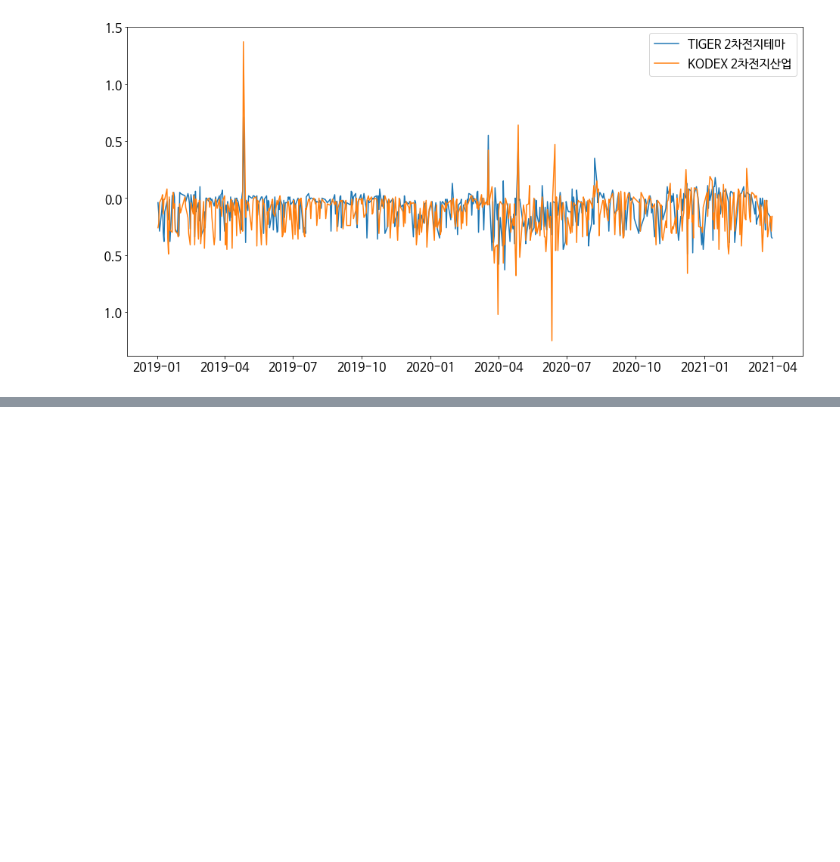
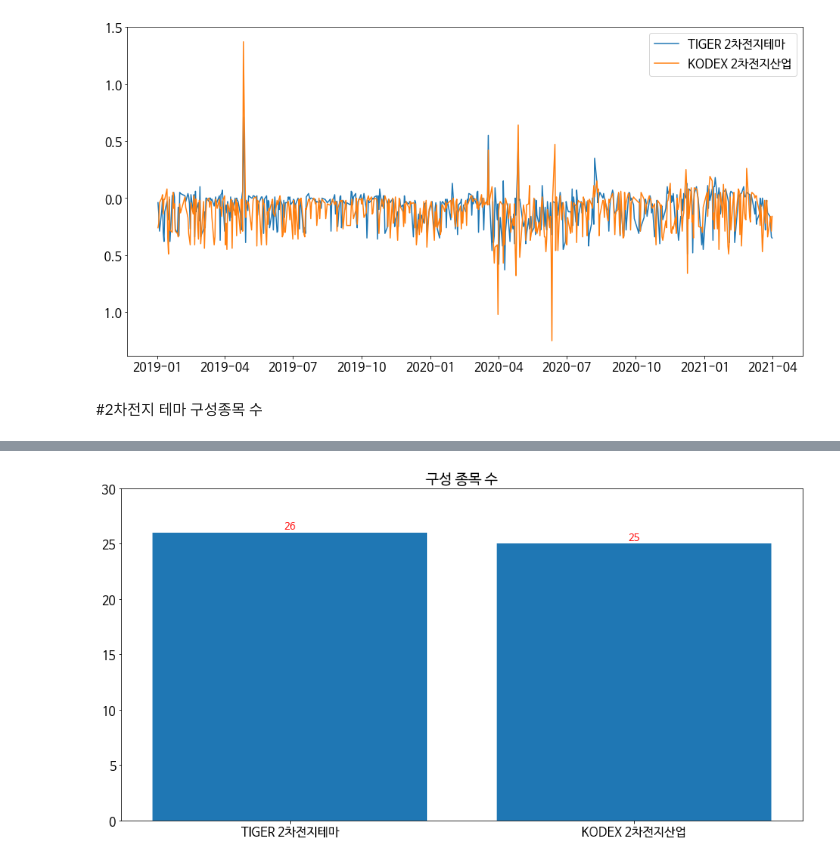
Before and after one commit to 6058ah/BusinessCapstone, a Jupyter notebook: 2차전지_etf_종목_추출_및_시각화.ipynb, the cells around one changed output, grey strips where cells are left out. Drawn from its saved outputs; the diff is of its cells as text; code cells hidden in the pictures; blank space fills up the shorter version.

```diff
--- a/2차전지_etf_종목_추출_및_시각화.ipynb
+++ b/2차전지_etf_종목_추출_및_시각화.ipynb
@@ -139,3 +139,27 @@ plt
 This will raise an exception in 3.3.
 <module 'matplotlib.pyplot' from '/usr/local/lib/python3.7/dist-packages/matplotlib/pyplot.py'>
 [figure]
+# %% [markdown]
+#2차전지 테마 구성종목 수
+# %%
+tiger = stock.get_etf_portfolio_deposit_file('305540','20210416')
+kodex = stock.get_etf_portfolio_deposit_file('305720','20210416')
+
+len_tiger = len(tiger)
+len_kodex = len(kodex)
+
+port = pd.DataFrame([len_tiger, len_kodex], index = ['TIGER 2차전지테마','KODEX 2차전지산업'])
+port.columns = ['구성 종목 수']
+
+plt.rc('font', family='NanumBarunGothic', size =16)
+plt.figure(figsize=(16,8))
+
+plt.bar(port.index, port['구성 종목 수'])
+
+for x,y in enumerate(list(port['구성 종목 수'])):
+  plt.text(x,y,y, fontsize = 13, color = '#ff0000', horizontalalignment='center', verticalalignment = 'bottom')
+
+plt.ylim(0,30)
+plt.title('구성 종목 수')
+plt
+# %% [output]
@@ -141,0 +167 @@ This will raise an exception in 3.3.
+[figure, added]
```
Also changed, not shown: parts of 3 cells of this notebook.
